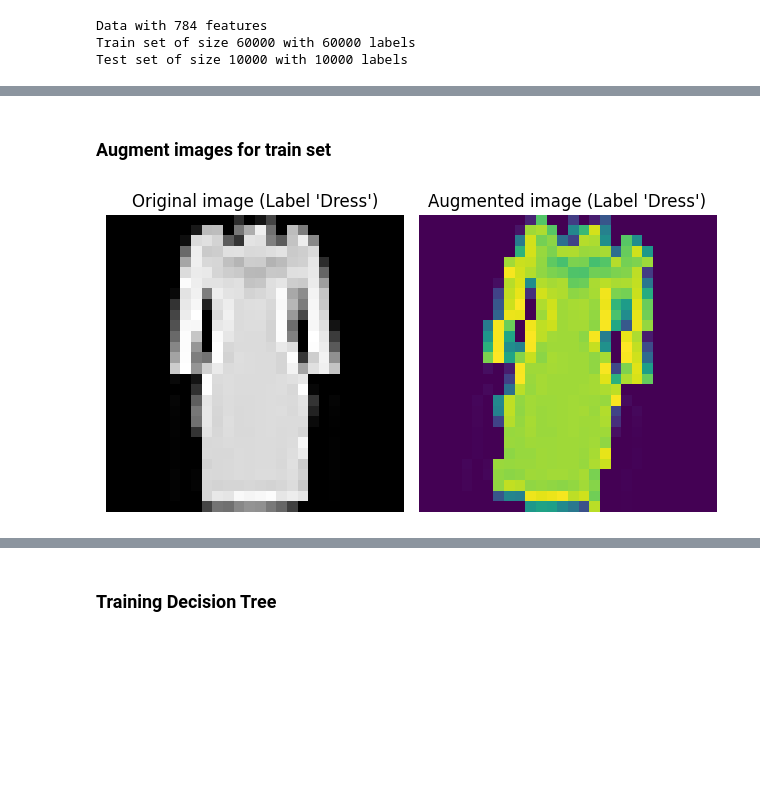
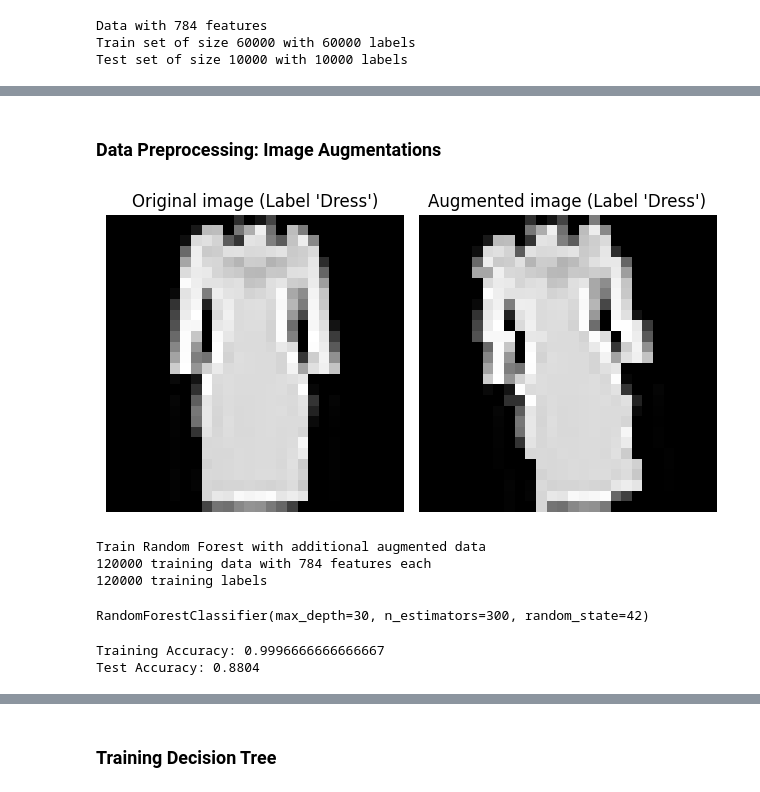
Before and after one commit to MingChuan23/CS3244_Group4, a Jupyter notebook: src/DT.ipynb, the cells around one changed output, grey strips where cells are left out. Drawn from its saved outputs; the diff is of its cells as text; code cells hidden in the pictures; blank space fills up the shorter version.

```diff
--- a/src/DT.ipynb
+++ b/src/DT.ipynb
@@ -40,3 +43,7 @@ class_names = {
     8: "Bag",
     9: "Ankle boot"
 }
+# %%
+# Resize flattened images to 28x28 for Train and Test sets
+X_train_images = [row.values.reshape(28, 28).astype('uint8') for _, row in X_train.iterrows()]
+X_test_images = [row.values.reshape(28, 28).astype('uint8') for _, row in X_test.iterrows()]
@@ -42,0 +98,3 @@ class_names = {
+# %%
+sift_train_keypoints, sift_train_features = sift(X_train_images, resize_factor)
+sift_test_keypoints, sift_test_features = sift(X_test_images, resize_factor)
@@ -43,51 +176,74 @@ class_names = {
 # %% [markdown]
-### Augment images for train set
+### Data Preprocessing: Image Augmentations
-# %%
-# Format each image as 28x28 matrix (For augmentation purposes)
-train_images = []
-for index, i in X_train.iterrows():
-    image = []
-    for _row in range(28):
-        row = []
-        for _col in range(28):
-            row.append(i.iloc[_row*28+_col])
-        image.append(row)
-    train_images.append(np.array(image))
 # %%
-train_images_augmented = []
+# Generate one augmented image per original image
+X_train_images_augmented = []
 y_train_augmented = []
 
 transform = transforms.Compose([
     transforms.RandomHorizontalFlip(),
-    transforms.RandomVerticalFlip(),
     transforms.RandomRotation(30)
 ])
 
-for i, _image in enumerate(train_images):
+for i, _image in enumerate(X_train_images):
 
     # One augmented image for each existing image
     _image_pil = Image.fromarray(_image.astype('uint8'))
     _image_augmented_pil = transform(_image_pil)
     _image_augmented = np.array(_image_augmented_pil)
 
-    train_images_augmented.append(_image)
-    train_images_augmented.append(_image_augmented)
+    X_train_images_augmented.append(_image)
+    X_train_images_augmented.append(_image_augmented)
 
     y_train_augmented.append(y_train[i])
     y_train_augmented.append(y_train[i])
 # %%
 # To visualise sample augmented image
-sample_image = train_images_augmented[8]
-sample_image_augmented = train_images_augmented[9]
+sample_image = X_train_images_augmented[8]
+sample_image_augmented = X_train_images_augmented[9]
 
 fig,ax = plt.subplots(1,2)
 ax[0].imshow(sample_image, cmap='gray')
 ax[0].axis('off')
-ax[0].set_title(f"Original image (Label '{class_names[y_train_augmented[8]]}')")
-ax[1].imshow(sample_image_augmented)
+ax[0].set_title(f"Original image ({class_names[y_train_augmented[8]]})")
+ax[1].imshow(sample_image_augmented, cmap='gray')
 ax[1].axis('off')
-ax[1].set_title(f"Augmented image (Label '{class_names[y_train_augmented[9]]}')")
+ax[1].set_title(f"Augmented image ({class_names[y_train_augmented[9]]})")
 fig.tight_layout()
 plt.show()
 # %% [output]
-[figure, old version]
+[figure, new version]
+# %%
+# Flatten images
+X_train_augmented = [i.flatten() for i in X_train_images_augmented]
+
+print("Train Random Forest with additional augmented data")
+print(f"{len(X_train_augmented)} training data with {len(X_train_augmented[0])} features each")
+print(f"{len(y_train_augmented)} training labels")
+
+# Using ideal hyperparameters
+forest_augmented = RandomForestClassifier(
+    n_estimators=300,
+    max_depth=30,
+    min_samples_split=2,
+    min_samples_leaf=1,
+    max_features="sqrt",
+    random_state=42
+)
+forest_augmented.fit(X_train_augmented, y_train_augmented)
+# %% [output]
+Train Random Forest with additional augmented data
+120000 training data with 784 features each
+120000 training labels
+RandomForestClassifier(max_depth=30, n_estimators=300, random_state=42)
+# %%
+augmented_train_predictions = forest_augmented.predict(X_train_augmented)
+augmented_test_predictions = forest_augmented.predict(X_test)
+
+augmented_train_acc = accuracy_score(y_train_augmented, augmented_train_predictions)
+augmented_test_acc = accuracy_score(y_test, augmented_test_predictions)
+print("Training Accuracy:", augmented_train_acc)
+print("Test Accuracy:", augmented_test_acc)
+# %% [output]
+Training Accuracy: 0.9996666666666667
+Test Accuracy: 0.8804
```
Also changed, not shown: parts of 26 cells of this notebook, 1 other file.
